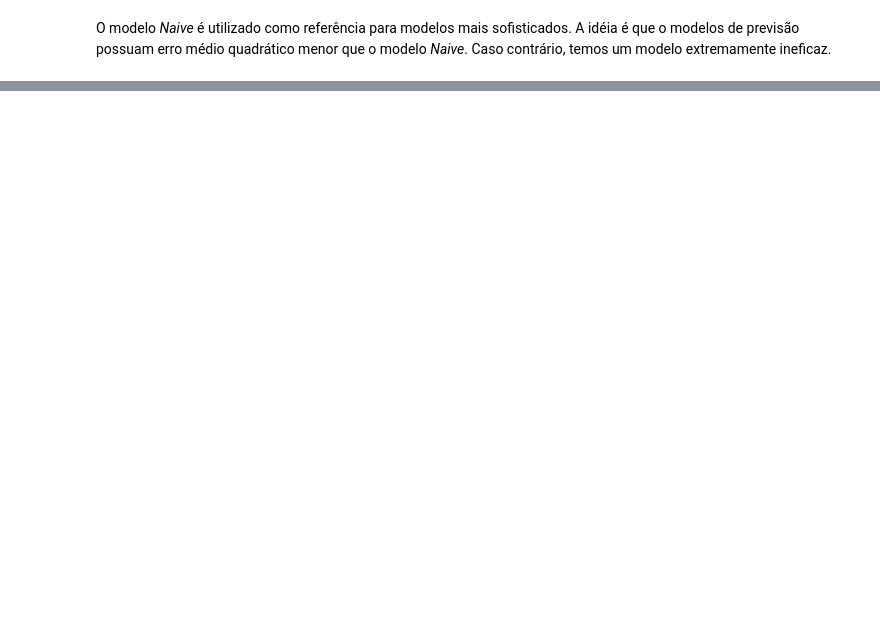
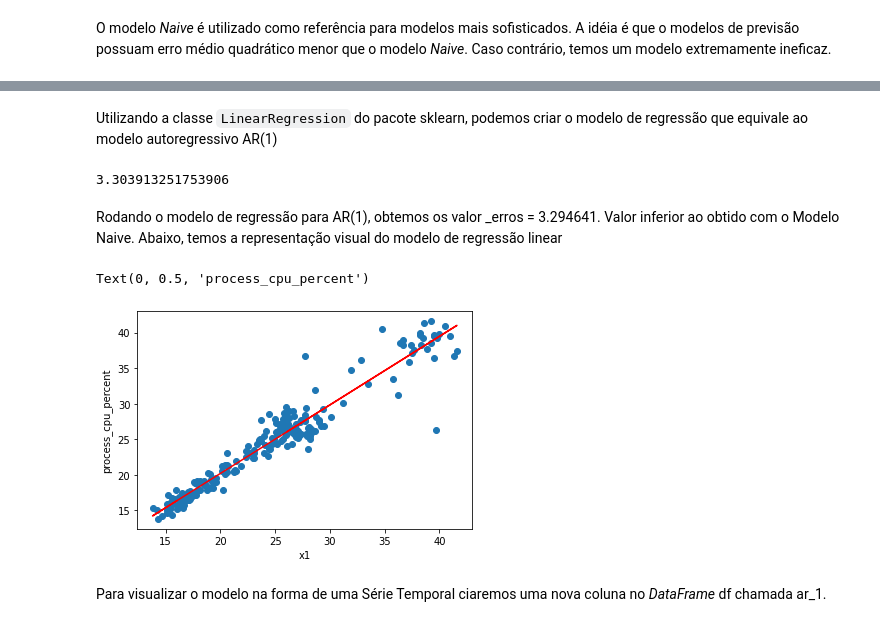
Before and after one commit to Oraculum-Fatec/api-monitoramento-site, a Jupyter notebook: Time_Serires.ipynb, the cells around one changed output, grey strips where cells are left out. Saved outputs shown, nothing was run; the diff lists cells and outputs as text; code cells hidden in the pictures; blank space fills up the shorter version.

Commit message:
Model Predict

````diff
--- a/Time_Serires.ipynb
+++ b/Time_Serires.ipynb
@@ -226,3 +237,8 @@ Assim, um modelo autoregressivo de ordem &p& pode ser escrito como
 $$y_t = c + \beta_1y_{t-1} + \beta_2y_{t-2} + \cdots + \beta_p y_{t - p} + \epsilon_t$$
 
 onde $\epsilon_t$ é o ruído branco. Nos referimos a um modelo AR($p$) como um modelo autoregressivo de ordem $p$.
+# %%
+df1 = df.drop('naive', axis=1)
+df1['x1'] = df1.process_cpu_percent.shift(1)
+df1.dropna(axis=0, inplace=True)
+df1.head()
@@ -228,0 +253,26 @@ onde $\epsilon_t$ é o ruído branco. Nos referimos a um modelo AR($p$) como um
+# %% [markdown]
+Utilizando a classe ```LinearRegression``` do pacote sklearn, podemos criar o modelo de regressão que equivale ao modelo  autoregressivo AR(1)
+# %%
+from sklearn.linear_model import LinearRegression
+
+x = df1.x1.values
+y = df1.process_cpu_percent.values
+
+reg = LinearRegression().fit(x.reshape(-1, 1), y)
+previsoes = reg.predict(x.reshape(-1, 1))
+erros = (y - previsoes) ** 2
+erros.mean()
+# %% [output]
+3.303913251753906
+# %% [markdown]
+Rodando o modelo de regressão para AR(1), obtemos os valor _erros = 3.294641. Valor inferior ao obtido com o Modelo Naive. Abaixo, temos a representação visual do modelo de regressão linear
+# %%
+plt.scatter(x, y)
+plt.plot(x, reg.predict(x.reshape(-1, 1)), color='red')
+plt.xlabel('x1')
+plt.ylabel('process_cpu_percent')
+# %% [output]
+Text(0, 0.5, 'process_cpu_percent')
+[figure, added]
+# %% [markdown]
+Para visualizar o modelo na forma de uma Série Temporal ciaremos uma nova coluna no _DataFrame_ df chamada ar_1.
````
Also changed, not shown: parts of 25 cells of this notebook.
